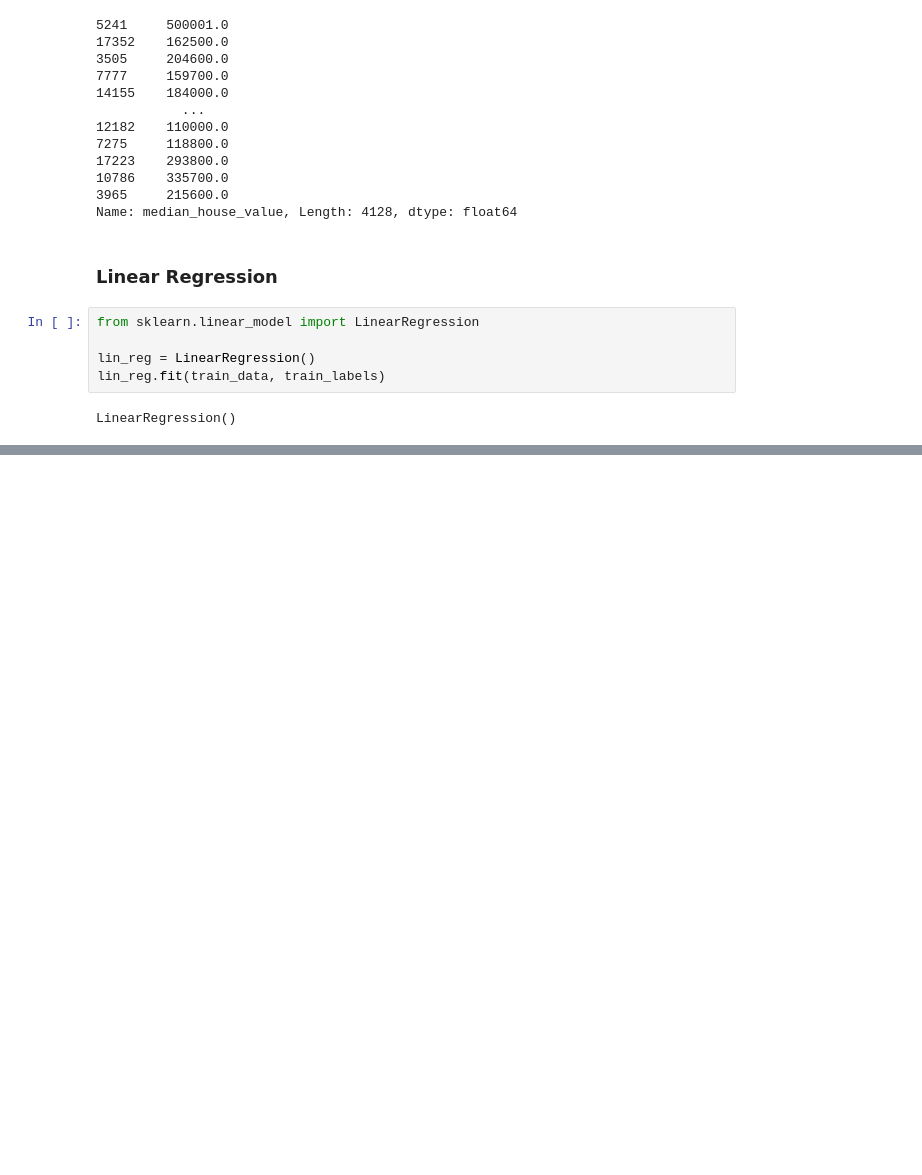
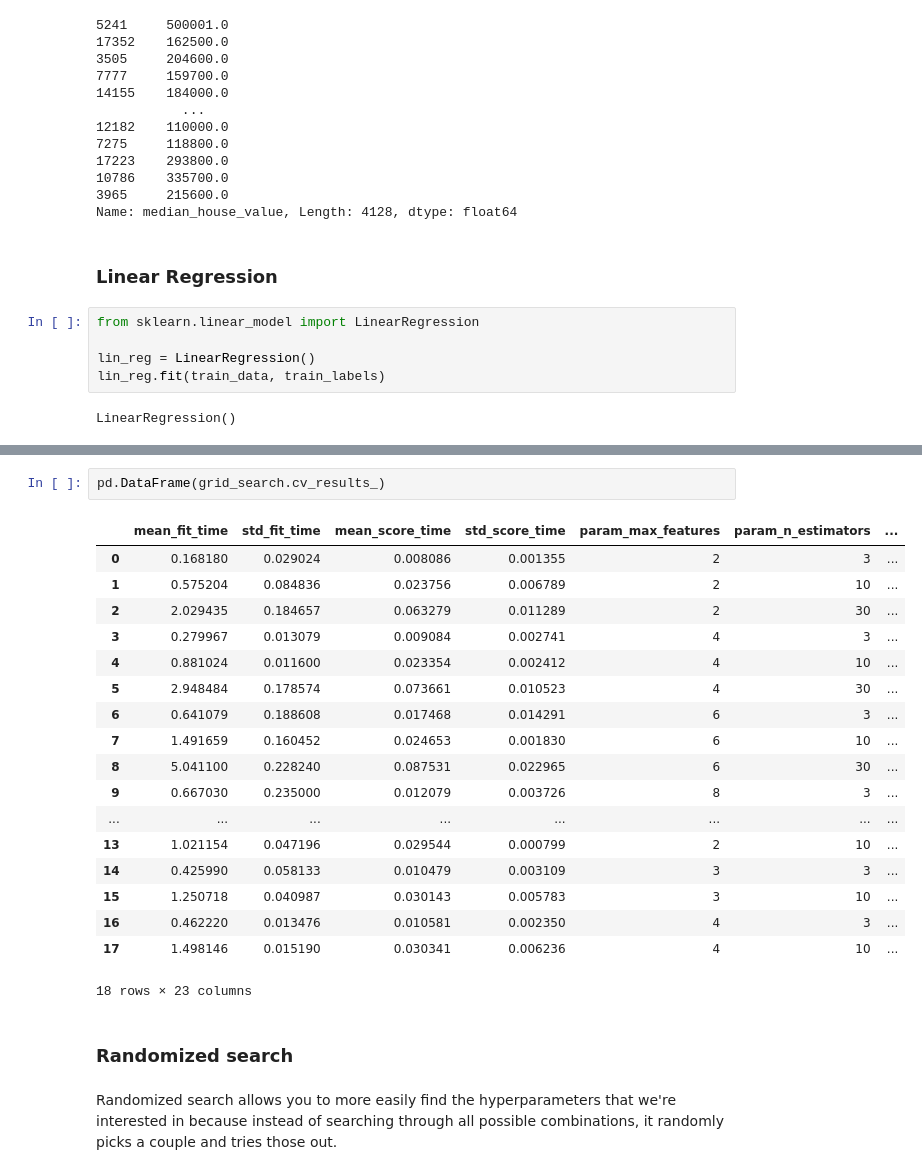
Before and after one commit to satyajitghosh/learningML, a Jupyter notebook: skalan/lec1.ipynb, the cells around one changed output, grey strips where cells are left out. Cells and saved outputs as stored; diff of their text form; blank space fills up the shorter version.

```diff
--- a/skalan/lec1.ipynb
+++ b/skalan/lec1.ipynb
@@ -694,0 +846,25 @@ lin_mae
+# %%
+pd.DataFrame(grid_search.cv_results_)
+# %% [output]
+|  | mean_fit_time | std_fit_time | mean_score_time | std_score_time | param_max_features | param_n_estimators | ... |
+| 0 | 0.168180 | 0.029024 | 0.008086 | 0.001355 | 2 | 3 | ... |
+| 1 | 0.575204 | 0.084836 | 0.023756 | 0.006789 | 2 | 10 | ... |
+| 2 | 2.029435 | 0.184657 | 0.063279 | 0.011289 | 2 | 30 | ... |
+| 3 | 0.279967 | 0.013079 | 0.009084 | 0.002741 | 4 | 3 | ... |
+| 4 | 0.881024 | 0.011600 | 0.023354 | 0.002412 | 4 | 10 | ... |
+| 5 | 2.948484 | 0.178574 | 0.073661 | 0.010523 | 4 | 30 | ... |
+| 6 | 0.641079 | 0.188608 | 0.017468 | 0.014291 | 6 | 3 | ... |
+| 7 | 1.491659 | 0.160452 | 0.024653 | 0.001830 | 6 | 10 | ... |
+| 8 | 5.041100 | 0.228240 | 0.087531 | 0.022965 | 6 | 30 | ... |
+| 9 | 0.667030 | 0.235000 | 0.012079 | 0.003726 | 8 | 3 | ... |
+| ... | ... | ... | ... | ... | ... | ... | ... |
+| 13 | 1.021154 | 0.047196 | 0.029544 | 0.000799 | 2 | 10 | ... |
+| 14 | 0.425990 | 0.058133 | 0.010479 | 0.003109 | 3 | 3 | ... |
+| 15 | 1.250718 | 0.040987 | 0.030143 | 0.005783 | 3 | 10 | ... |
+| 16 | 0.462220 | 0.013476 | 0.010581 | 0.002350 | 4 | 3 | ... |
+| 17 | 1.498146 | 0.015190 | 0.030341 | 0.006236 | 4 | 10 | ... |
+18 rows × 23 columns
+# %% [markdown]
+### Randomized search
+# %% [markdown]
+Randomized search allows you to more easily find the hyperparameters that we're interested in because instead of searching through all possible combinations, it randomly picks a couple and tries those out.
```
Also changed, not shown: parts of 33 cells of this notebook.
